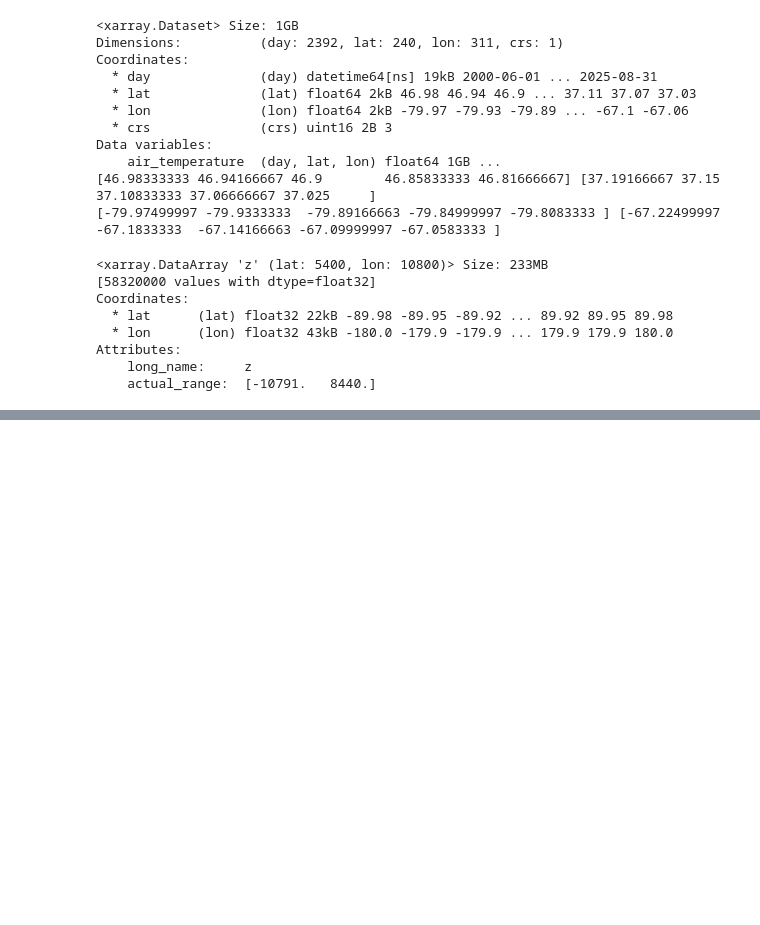
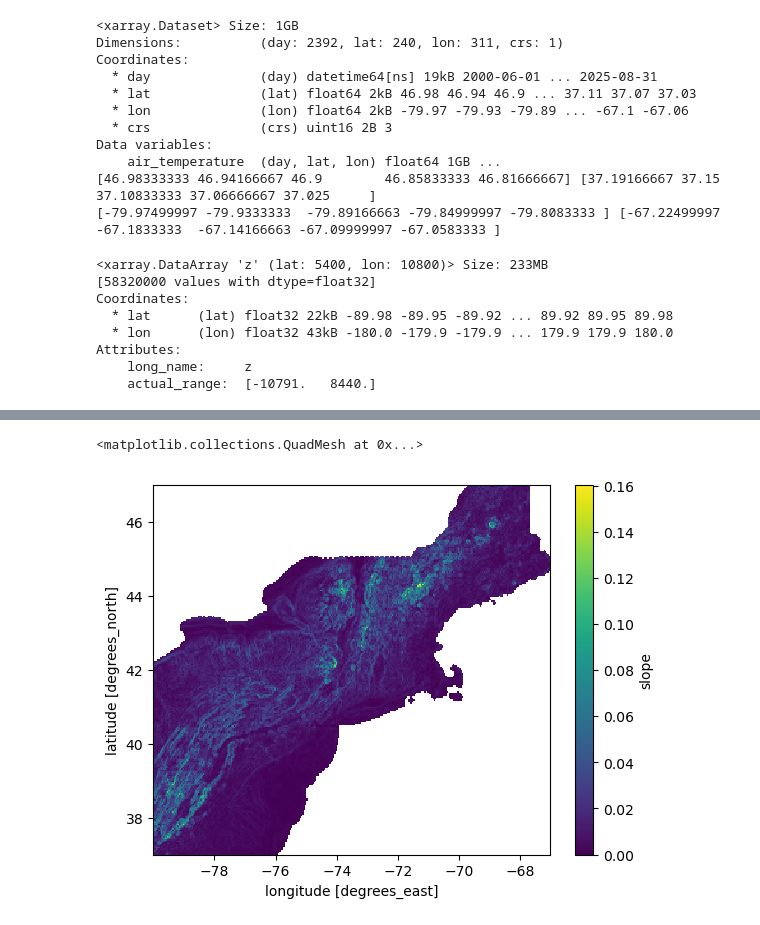
Before and after one commit to xchen221/CSCI1470_DeepDownscale, a Jupyter notebook: data_preprocess/ETOPO.ipynb, the cells around one changed output, grey strips where cells are left out. Saved outputs shown, nothing was run; the diff lists cells and outputs as text; code cells hidden in the pictures; blank space fills up the shorter version.

```diff
--- a/data_preprocess/ETOPO.ipynb
+++ b/data_preprocess/ETOPO.ipynb
@@ -144,0 +197,5 @@ topo_on_gridmet_masked.plot()
+# %%
+ds_topo_on_gridmet_masked.slope.plot()
+# %% [output]
+<matplotlib.collections.QuadMesh at 0x...>
+[figure, added]
```
Also changed, not shown: parts of 10 cells of this notebook, 14 other files.
